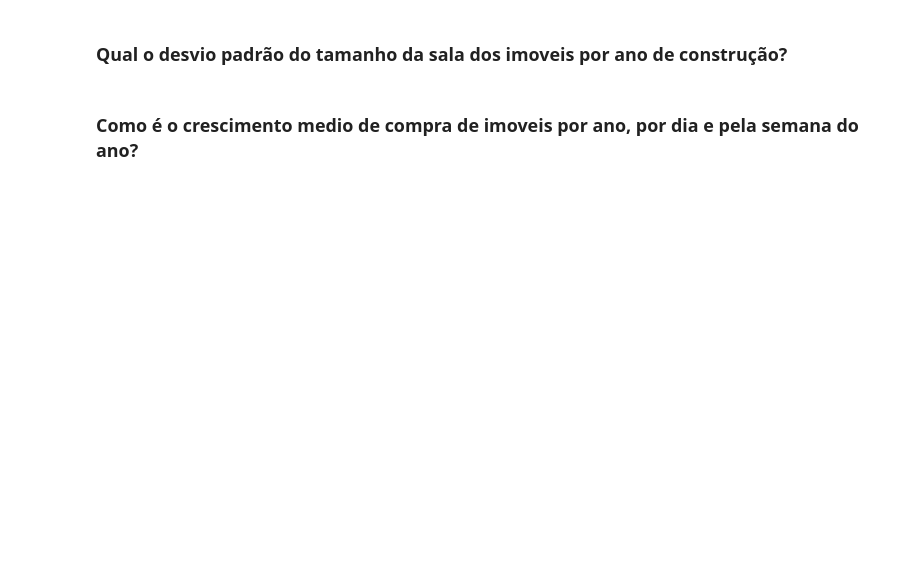
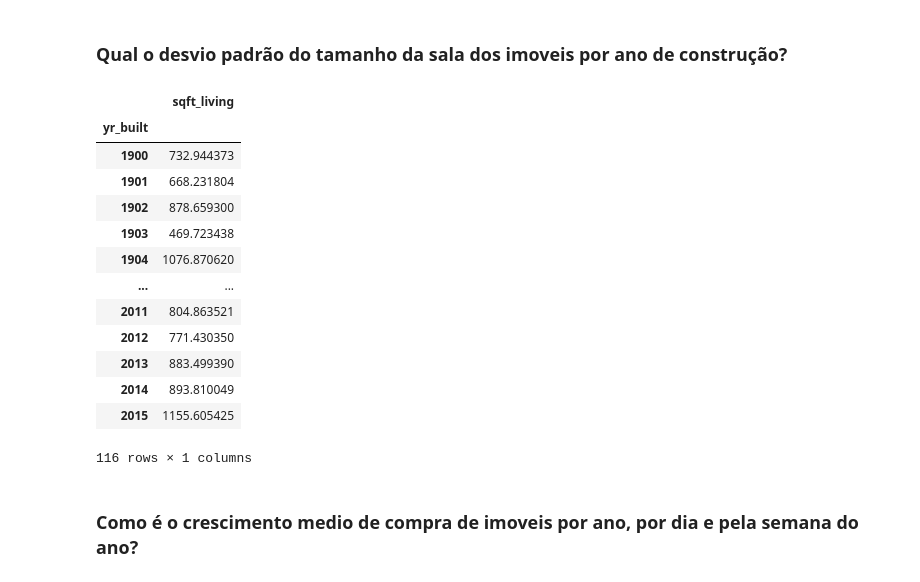
Before and after one commit to CelioM/house_rocket_sales_analisys, a Jupyter notebook: house_analisys.ipynb, the cells around one changed output. Saved outputs shown, nothing was run; the diff lists cells and outputs as text; code cells hidden in the pictures; blank space fills up the shorter version.

```diff
--- a/house_analisys.ipynb
+++ b/house_analisys.ipynb
@@ -200,4 +248,21 @@ KeyError: ('bedrooms', 'bathrooms', 'price')
 # %% [markdown]
 ### Qual o desvio padrão do tamanho da sala dos imoveis por ano de construção?
+# %%
+houseDf[['sqft_living','yr_built']].groupby('yr_built').std()
+# %% [output]
+|  | sqft_living |
+| yr_built |  |
+| 1900 | 732.944373 |
+| 1901 | 668.231804 |
+| 1902 | 878.659300 |
+| 1903 | 469.723438 |
+| 1904 | 1076.870620 |
+| ... | ... |
+| 2011 | 804.863521 |
+| 2012 | 771.430350 |
+| 2013 | 883.499390 |
+| 2014 | 893.810049 |
+| 2015 | 1155.605425 |
+116 rows × 1 columns
 # %% [markdown]
 ### Como é o crescimento medio de compra de imoveis por ano, por dia e pela semana do ano?
```
Also changed, not shown: parts of 4 cells of this notebook.
